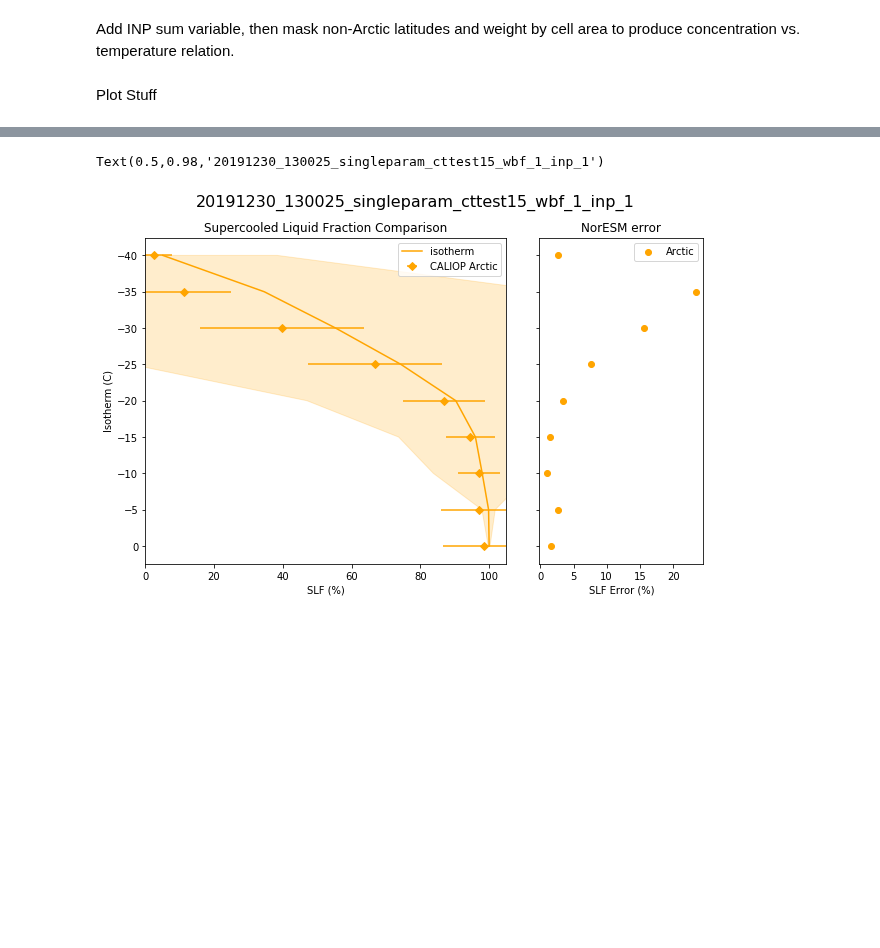
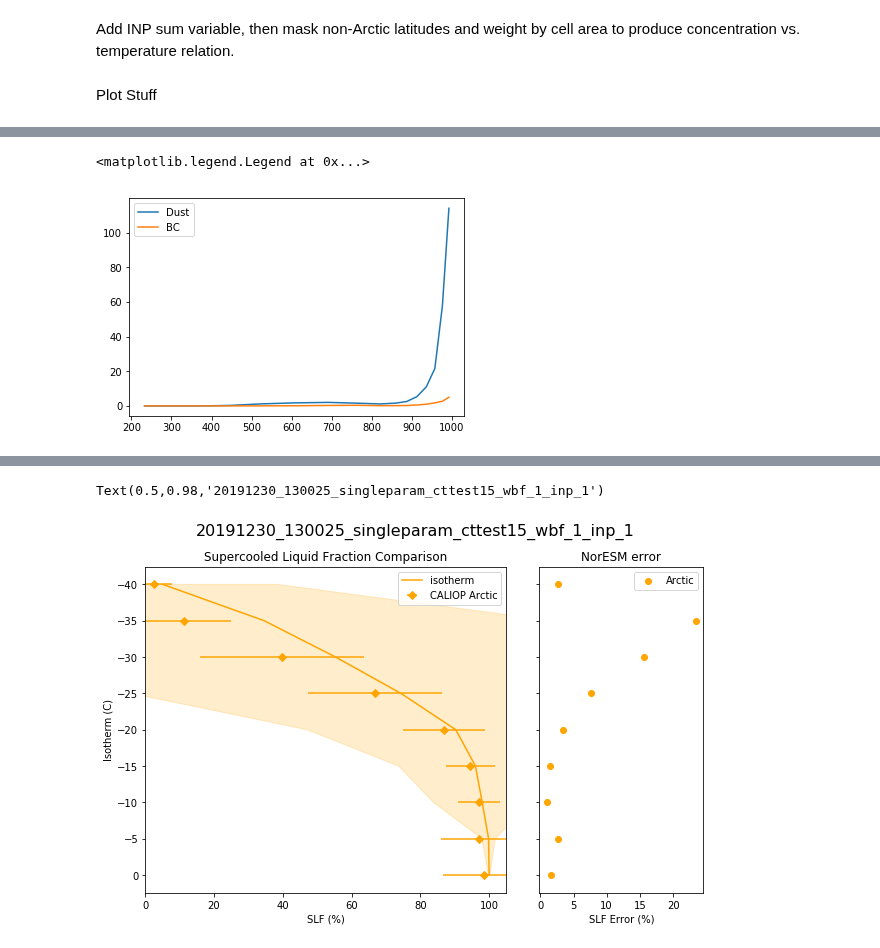
Before and after one commit to jshaw35/netcdf_analysis, a Jupyter notebook: INP_concs.ipynb, the cells around one changed output, grey strips where cells are left out. Saved outputs shown, nothing was run; the diff lists cells and outputs as text; code cells hidden in the pictures; blank space fills up the shorter version.

```diff
--- a/INP_concs.ipynb
+++ b/INP_concs.ipynb
@@ -154,0 +164,7 @@ Plot Stuff
+# %%
+plt.plot(inp[15:]['lev'], inp[15:]/1000, label='Dust')
+plt.plot(BCinp[15:]['lev'], BCinp[15:]/1000, label='BC')
+plt.legend()
+# %% [output]
+<matplotlib.legend.Legend at 0x...>
+[figure, added]
```
Also changed, not shown: parts of 18 cells of this notebook, 9 other files.
